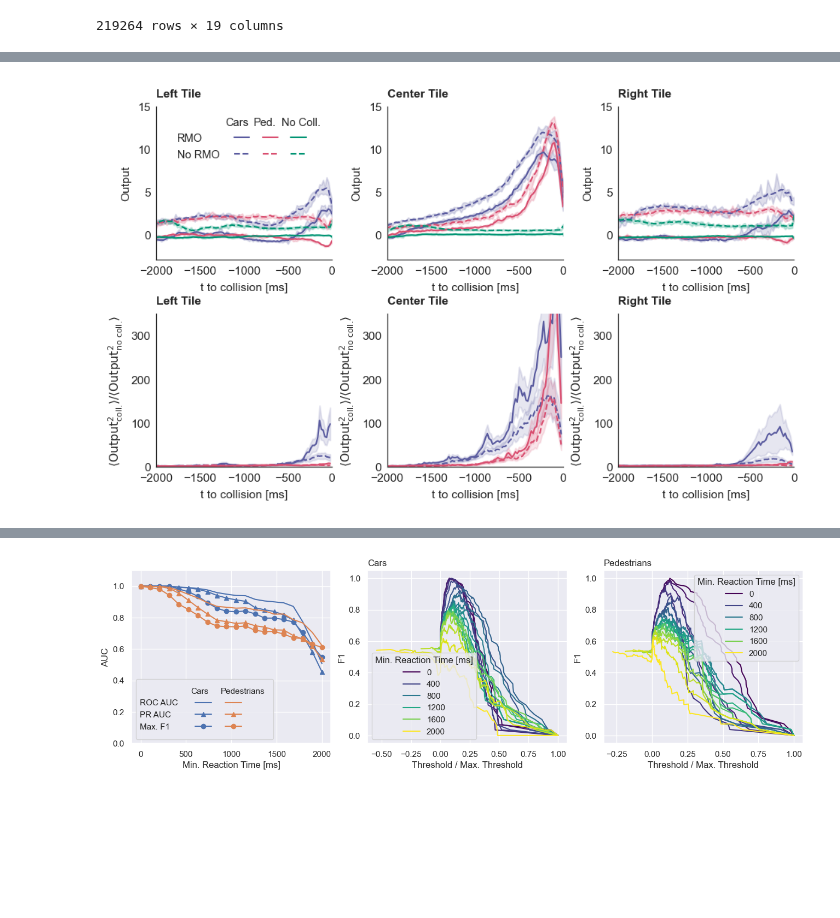
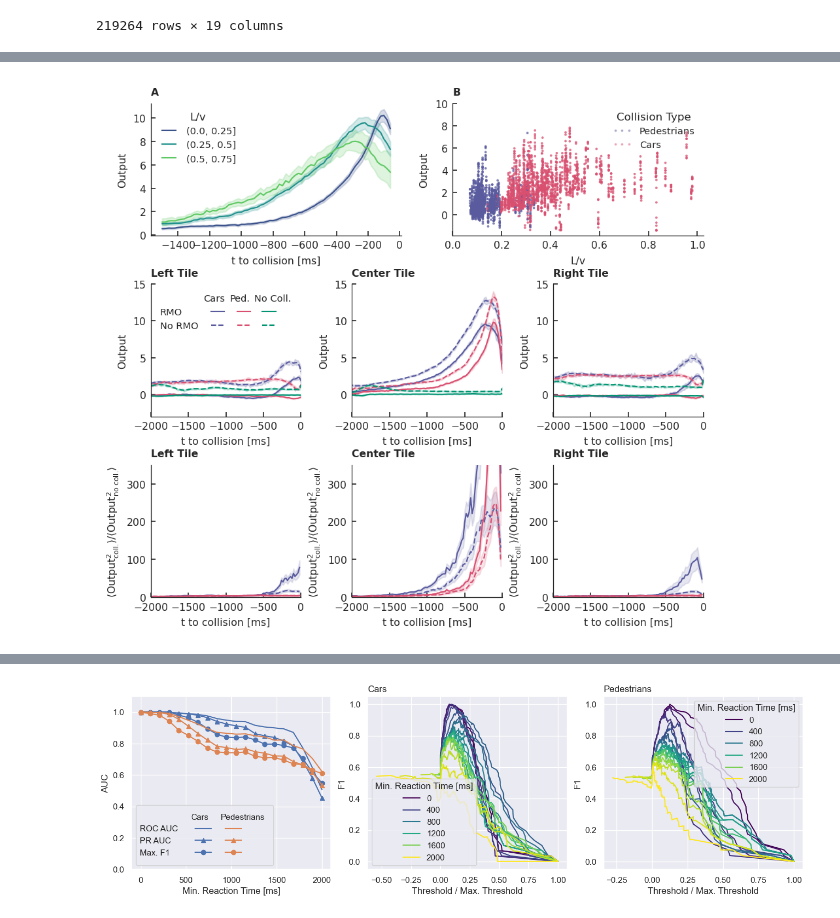
Before and after one commit to FabianSchubert/Bio-Inspired-Event-Based-Looming-Object-Detection-for-Automotive-Collision-Avoidance, a Jupyter notebook: experiments/carla_sim/random_spawn/gen_results.ipynb, the cells around one changed output, grey strips where cells are left out. Drawn from its saved outputs; the diff is of its cells as text; code cells hidden in the pictures; blank space fills up the shorter version.

Commit message:
update plots

```diff
--- a/experiments/carla_sim/random_spawn/gen_results.ipynb
+++ b/experiments/carla_sim/random_spawn/gen_results.ipynb
@@ -222,7 +224,23 @@ df_responses_filt = df_responses[
 ]
 
 plt.style.use('plots.mplstyle')
-fig, ax = plt.subplots(2, 3, figsize=(TEXT_WIDTH, TEXT_WIDTH*0.6))
+
+gs = plt.GridSpec(3, 6, width_ratios=[1, 1, 1, 1, 1, 1], height_ratios=[1, 1, 1])
+
+fig = plt.figure(figsize=(TEXT_WIDTH, TEXT_WIDTH*0.9))
+
+ax = [[],[]]
+ax[0].append(fig.add_subplot(gs[1, :2]))
+ax[0].append(fig.add_subplot(gs[1, 2:4]))
+ax[0].append(fig.add_subplot(gs[1, 4:]))
+
+ax[1].append(fig.add_subplot(gs[2, :2]))
+ax[1].append(fig.add_subplot(gs[2, 2:4]))
+ax[1].append(fig.add_subplot(gs[2, 4:]))
+
+ax = np.array(ax)
+
+#fig, ax = plt.subplots(2, 3, figsize=(TEXT_WIDTH, TEXT_WIDTH*0.6))
 
 colors = plt.rcParams["axes.prop_cycle"].by_key()["color"]
 
@@ -540,34 +558,94 @@ for k, _ax in enumerate(ax[1]):
         color=colors[1],
         alpha=alpha_sem,
     )
 
     _ax.set_xlim(left=-2000, right=0.0)
     _ax.set_xlabel("t to collision [ms]")
 
     _ax.set_ylim(top=350.0, bottom=-1.0)
 
     _ax.set_ylabel(
         "$\\langle \\text{Output}_{\\text{coll.}}^2\\rangle / \\langle \\text{Output}_{\\text{no coll.}}^2\\rangle$"
     )
 
     # _ax.set_yscale("log")
 
 ax[0, 0].set_title("Left Tile", loc="left")
 ax[0, 1].set_title("Center Tile", loc="left")
 ax[0, 2].set_title("Right Tile", loc="left")
 
 ax[1, 0].set_title("Left Tile", loc="left")
 ax[1, 1].set_title("Center Tile", loc="left")
 ax[1, 2].set_title("Right Tile", loc="left")
 
+#######################################
+
+ax_lv_t = fig.add_subplot(gs[0, :3])
+ax_lv_scatt = fig.add_subplot(gs[0, 3:])
+
+df_responses_filt = df_responses[
+    (df_responses["n tiles"] == 3)
+    & (df_responses["model"] == "EMD")
+    & (df_responses["tile_idx_y"] == 1)
+    & (df_responses["Collision Type"] != "No Collision")
+]
+
+_df_temp = df_responses_filt[
+    (df_responses_filt["tile_idx_x"] == 1)
+    & (df_responses_filt["tile_idx_y"] == 1)
+    & (df_responses_filt["L/v"] < 1.0)
+    & (df_responses_filt.time >= -1500)
+    & (df_responses_filt.time <= -50)
+]
+sns.lineplot(
+    x="time",
+    y="Output",
+    # estimator="mean",
+    data=_df_temp,
+    sort=True,
+    orient="x",
+    hue=pd.cut(
+        _df_temp["L/v"],
+        bins=pd.IntervalIndex.from_tuples([(0.0, 0.25), (0.25, 0.5), (0.5, 0.75)]),
+    ),
+    palette="viridis",
+    ax=ax_lv_t,
+    n_boot=200,
+)
+# ax[0].set_xlim(left=-2000)
+ax_lv_t.set_xlabel("t to collision [ms]")
+
+sns.scatterplot(
+    data=_df_temp[(_df_temp.time >= -1000) & (_df_temp.time <= -800)],
+    # x=_df_temp["L/v"] * _df_temp["diameter"] / (-_df_temp["time"] * _df_temp["vel"]),
+    x="L/v",
+    y="Output",
+    # data=_df_temp[(_df_temp.time >= -750) & (_df_temp.time <= -250)],
+    # sort=True,
+    # orient="x",
+    hue="Collision Type",
+    # palette="viridis",
+    ax=ax_lv_scatt,
+    # n_boot=100,
+    s=3,
+    linewidth=0,
+    alpha=0.5,
+)
+
+ax_lv_scatt.set_ylim(top=10)
+ax_lv_scatt.set_xlim(left=0.0)
+
+ax_lv_t.set_title("A", loc="left")
+ax_lv_scatt.set_title("B", loc="left")
+
 fig.tight_layout(pad=0.25)
 
 fig.savefig("responses_emd_3_tile.png", dpi=400)
 fig.savefig("responses_emd_3_tile.pdf")
 
 plt.show()
 # %% [output]
-[figure, old version]
+[figure, new version]
 # %%
 df_responses_filt = df_responses[
     (df_responses["n tiles"] == 3)
```
Also changed, not shown: parts of 15 cells of this notebook, 3 other files.
